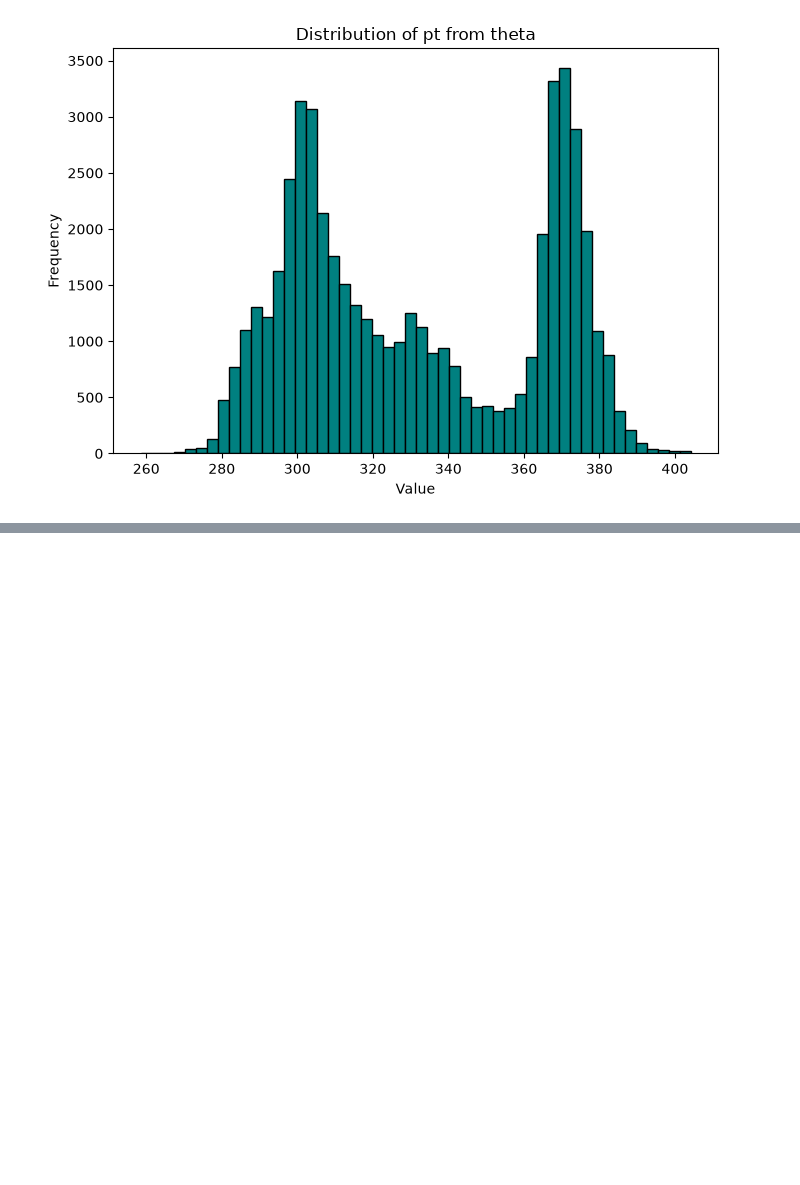
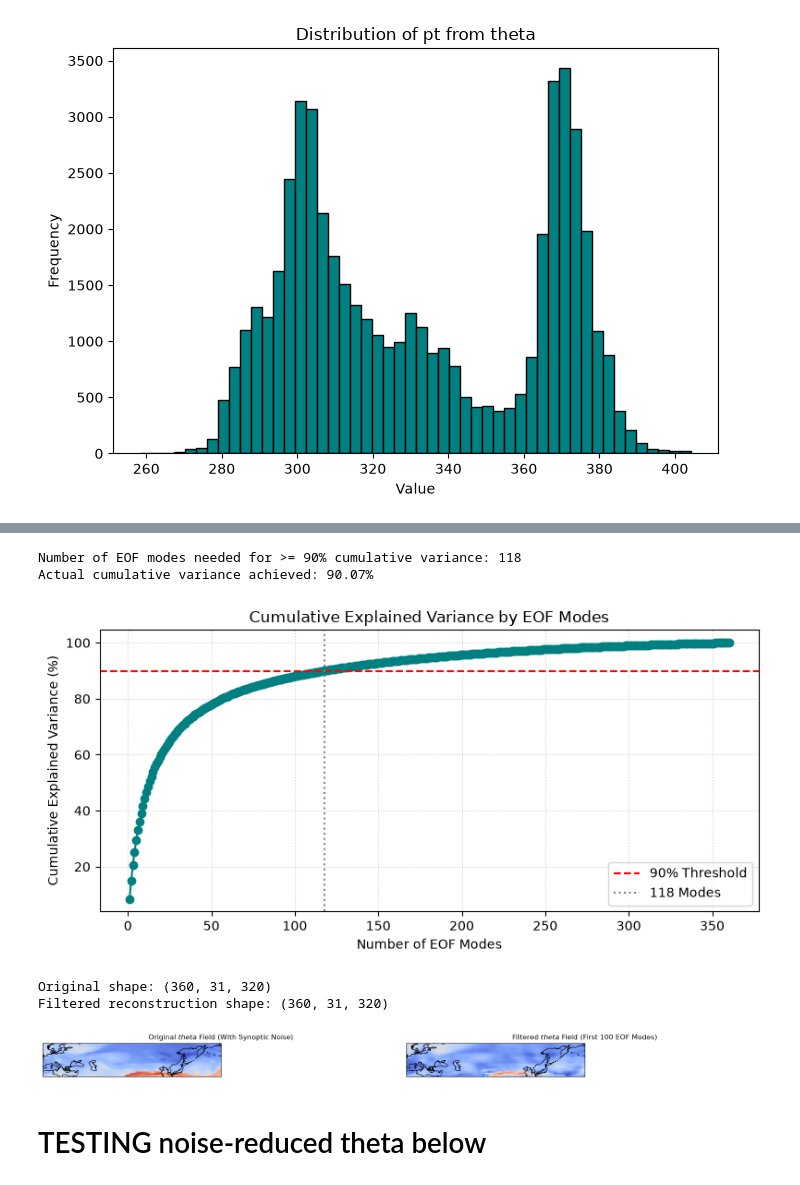
Before and after one commit to Erdos-Projects/fall-2026-atmospheric-blocking, a Jupyter notebook: notebooks/eda.ipynb, the cells around one changed output, grey strips where cells are left out. Drawn from its saved outputs; the diff is of its cells as text; code cells hidden in the pictures; blank space fills up the shorter version.

```diff
--- a/notebooks/eda.ipynb
+++ b/notebooks/eda.ipynb
@@ -94,0 +363,68 @@ plt.show()
+# %%
+# 1. Get variance fractions for all available modes
+variance_fractions = solver.varianceFraction()
+
+# 2. Compute the cumulative sum of variance fractions
+cumulative_variance = np.cumsum(variance_fractions)
+
+# 3. Find the first index where cumulative variance crosses 90% (0.90)
+# np.argmax finds the first True condition; add 1 because Python is 0-indexed
+num_modes_90 = np.argmax(cumulative_variance >= 0.90) + 1
+actual_variance_90 = cumulative_variance[num_modes_90 - 1] * 100
+
+print(f"Number of EOF modes needed for >= 90% cumulative variance: {num_modes_90}")
+print(f"Actual cumulative variance achieved: {actual_variance_90:.2f}%")
+
+# Optional: Quick plot of cumulative variance to visualize the curve
+plt.figure(figsize=(8, 4))
+plt.plot(range(1, len(cumulative_variance) + 1), cumulative_variance * 100, marker='o', linestyle='-', color='teal')
+plt.axhline(90, color='red', linestyle='--', label='90% Threshold')
+plt.axvline(num_modes_90, color='gray', linestyle=':', label=f'{num_modes_90} Modes')
+plt.title("Cumulative Explained Variance by EOF Modes", fontsize=12)
+plt.xlabel("Number of EOF Modes", fontsize=10)
+plt.ylabel("Cumulative Explained Variance (%)", fontsize=10)
+plt.grid(True, linestyle=":", alpha=0.6)
+plt.legend()
+plt.tight_layout()
+plt.show()
+# %% [output]
+Number of EOF modes needed for >= 90% cumulative variance: 118
+Actual cumulative variance achieved: 90.07%
+[figure, added]
+# %%
+# 1. Reconstruct the theta field using only the first 100 EOF modes
+# neofs=5 filters out high-frequency noise and keeps large-scale patterns
+reconstructed_theta = solver.reconstructedField(neofs=100)
+
+print(f"Original shape: {theta_arr.shape}")
+print(f"Filtered reconstruction shape: {reconstructed_theta.shape}")
+
+# 2. Quick comparison: Look at a single time step (e.g., index 0)
+# Before vs After noise filtering
+time_idx = 0
+
+fig, axes = plt.subplots(1, 2, figsize=(16, 4), subplot_kw={'projection': ccrs.PlateCarree() if 'ccrs' in globals() else None})
+
+# Helper for plotting quickly
+for ax, data_slice, title in zip(axes, [theta_arr[time_idx], reconstructed_theta[time_idx]],
+                                   ["Original $theta$ Field (With Synoptic Noise)", "Filtered $theta$ Field (First 100 EOF Modes)"]):
+    if 'ccrs' in globals():
+        theta_cyclic, lons_cyclic = add_cyclic_point(data_slice, coord=theta_lons, axis=1)
+        lat_2d, lon_2d = np.meshgrid(trimmed_theta_lats, lons_cyclic, indexing='ij')
+        im = ax.pcolormesh(lon_2d, lat_2d, theta_cyclic, transform=ccrs.PlateCarree(), cmap="coolwarm", shading="auto")
+        ax.set_xlim(lons_cyclic.min(), lons_cyclic.max())
+        ax.set_ylim(trimmed_theta_lats.min(), trimmed_lats.max())
+        ax.coastlines(resolution="50m", color="black", linewidth=0.8)
+    else:
+        im = ax.imshow(data_slice, origin="lower", cmap="coolwarm", aspect="auto")
+
+    ax.set_title(title, fontsize=11)
+
+plt.tight_layout()
+plt.show()
+# %% [output]
+Original shape: (360, 31, 320)
+Filtered reconstruction shape: (360, 31, 320)
+[figure, added]
+# %% [markdown]
+# TESTING noise-reduced theta below
```
Also changed, not shown: parts of 17 cells of this notebook.
